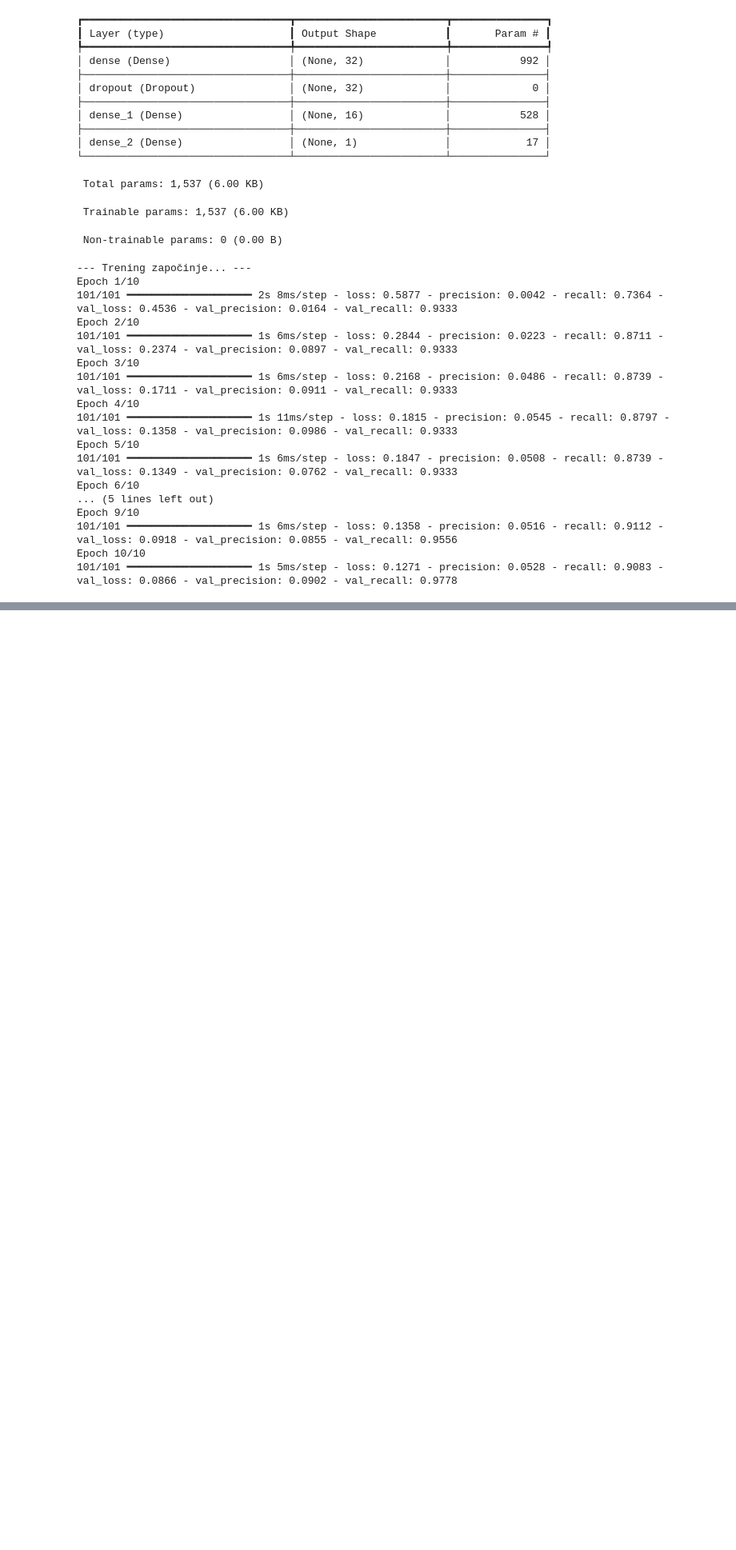
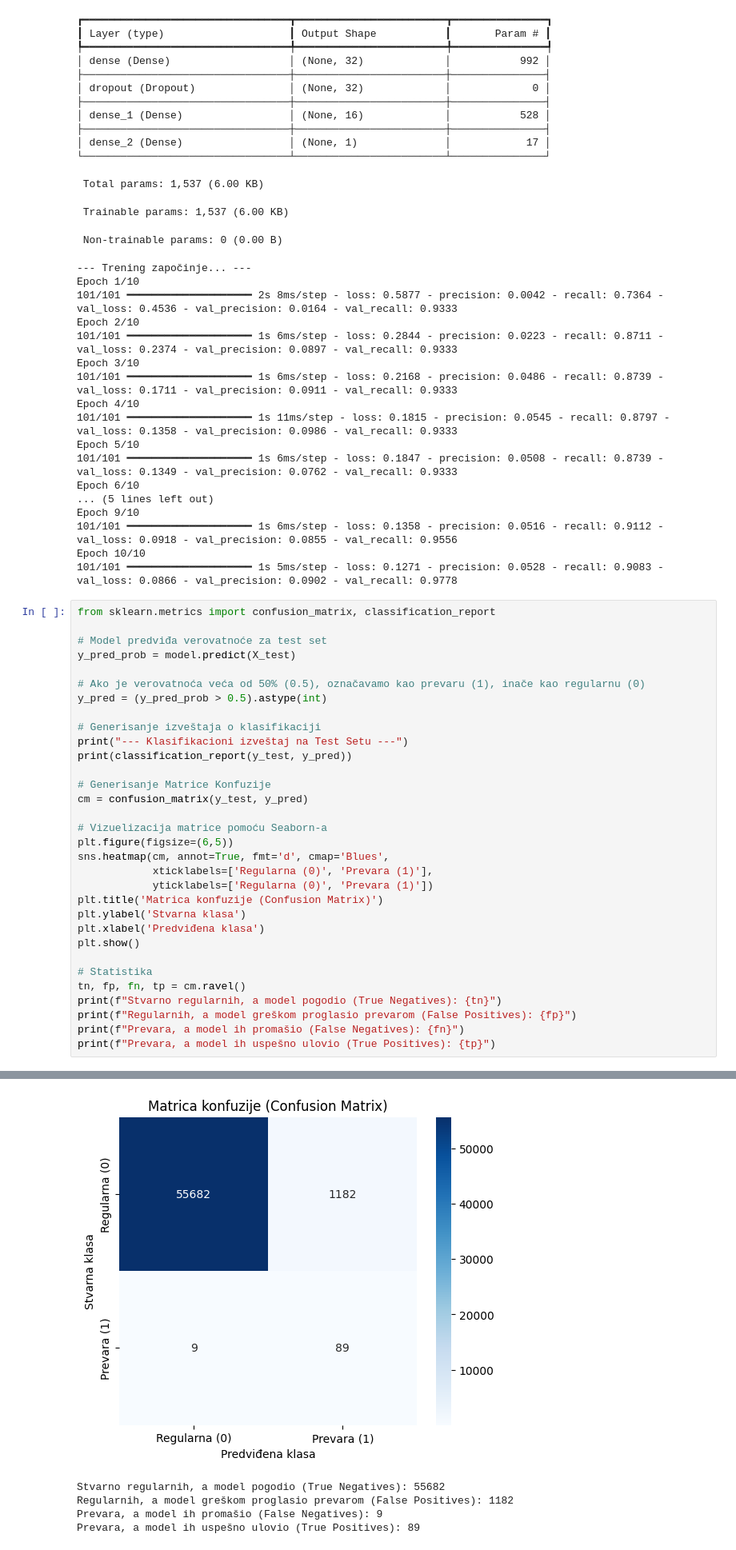
Before and after one commit to luxon7/credit-card-fraud-detection-projekat, a Jupyter notebook: Projekat_Duboko_Ucenje.ipynb, the cells around one changed output, grey strips where cells are left out. Shown at 80% size. Saved outputs shown, nothing was run; the diff lists cells and outputs as text; blank space fills up the shorter version.

Commit message:
Finalna evaluacija i matrica konfuzije

```diff
--- a/Projekat_Duboko_Ucenje.ipynb
+++ b/Projekat_Duboko_Ucenje.ipynb
@@ -213,3 +213,36 @@ Epoch 9/10
 101/101 ━━━━━━━━━━━━━━━━━━━━ 1s 6ms/step - loss: 0.1358 - precision: 0.0516 - recall: 0.9112 - val_loss: 0.0918 - val_precision: 0.0855 - val_recall: 0.9556
 Epoch 10/10
 101/101 ━━━━━━━━━━━━━━━━━━━━ 1s 5ms/step - loss: 0.1271 - precision: 0.0528 - recall: 0.9083 - val_loss: 0.0866 - val_precision: 0.0902 - val_recall: 0.9778
+# %%
+from sklearn.metrics import confusion_matrix, classification_report
+
+# Model predviđa verovatnoće za test set
+y_pred_prob = model.predict(X_test)
+
+# Ako je verovatnoća veća od 50% (0.5), označavamo kao prevaru (1), inače kao regularnu (0)
+y_pred = (y_pred_prob > 0.5).astype(int)
+
+# Generisanje izveštaja o klasifikaciji
+print("--- Klasifikacioni izveštaj na Test Setu ---")
+print(classification_report(y_test, y_pred))
+
+# Generisanje Matrice Konfuzije
+cm = confusion_matrix(y_test, y_pred)
+
+# Vizuelizacija matrice pomoću Seaborn-a
+plt.figure(figsize=(6,5))
+sns.heatmap(cm, annot=True, fmt='d', cmap='Blues',
+            xticklabels=['Regularna (0)', 'Prevara (1)'],
+            yticklabels=['Regularna (0)', 'Prevara (1)'])
+plt.title('Matrica konfuzije (Confusion Matrix)')
+plt.ylabel('Stvarna klasa')
+plt.xlabel('Predviđena klasa')
+plt.show()
+
+# Statistika
+tn, fp, fn, tp = cm.ravel()
+print(f"Stvarno regularnih, a model pogodio (True Negatives): {tn}")
+print(f"Regularnih, a model greškom proglasio prevarom (False Positives): {fp}")
+print(f"Prevara, a model ih promašio (False Negatives): {fn}")
+print(f"Prevara, a model ih uspešno ulovio (True Positives): {tp}")
+# %% [output]
@@ -215,0 +259,5 @@ Epoch 10/10
+[figure, added]
+Stvarno regularnih, a model pogodio (True Negatives): 55682
+Regularnih, a model greškom proglasio prevarom (False Positives): 1182
+Prevara, a model ih promašio (False Negatives): 9
+Prevara, a model ih uspešno ulovio (True Positives): 89
```
Also changed, not shown: parts of 1 cell of this notebook.
